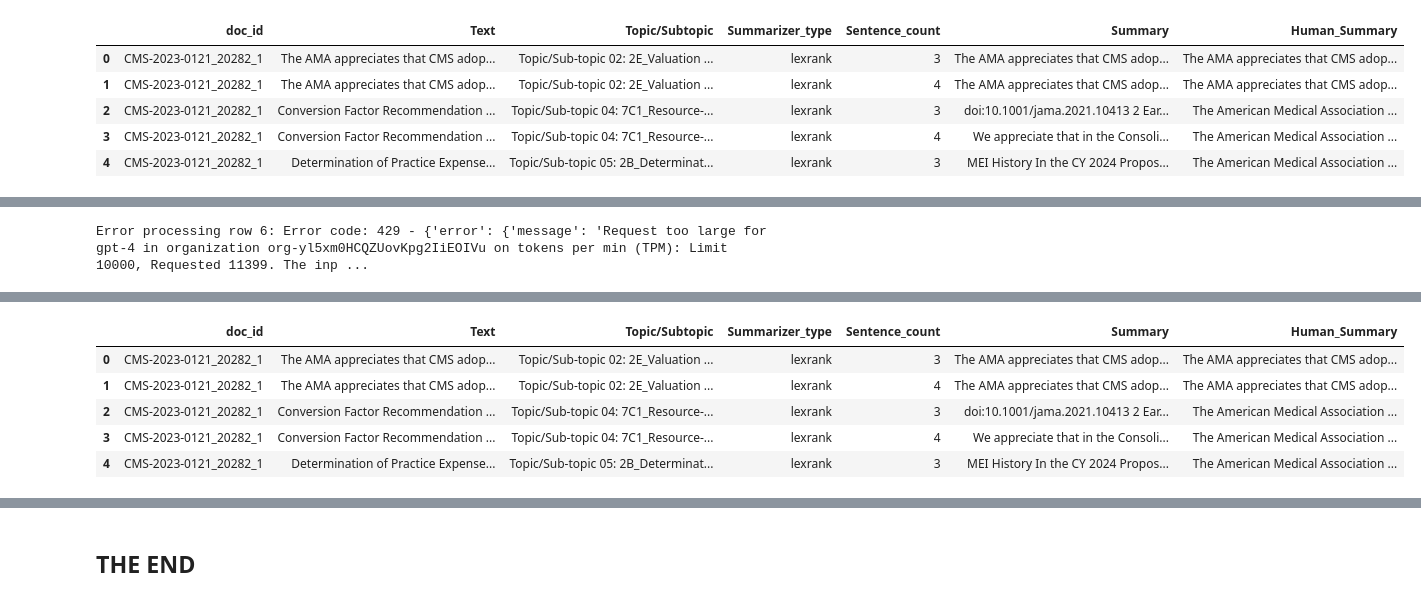
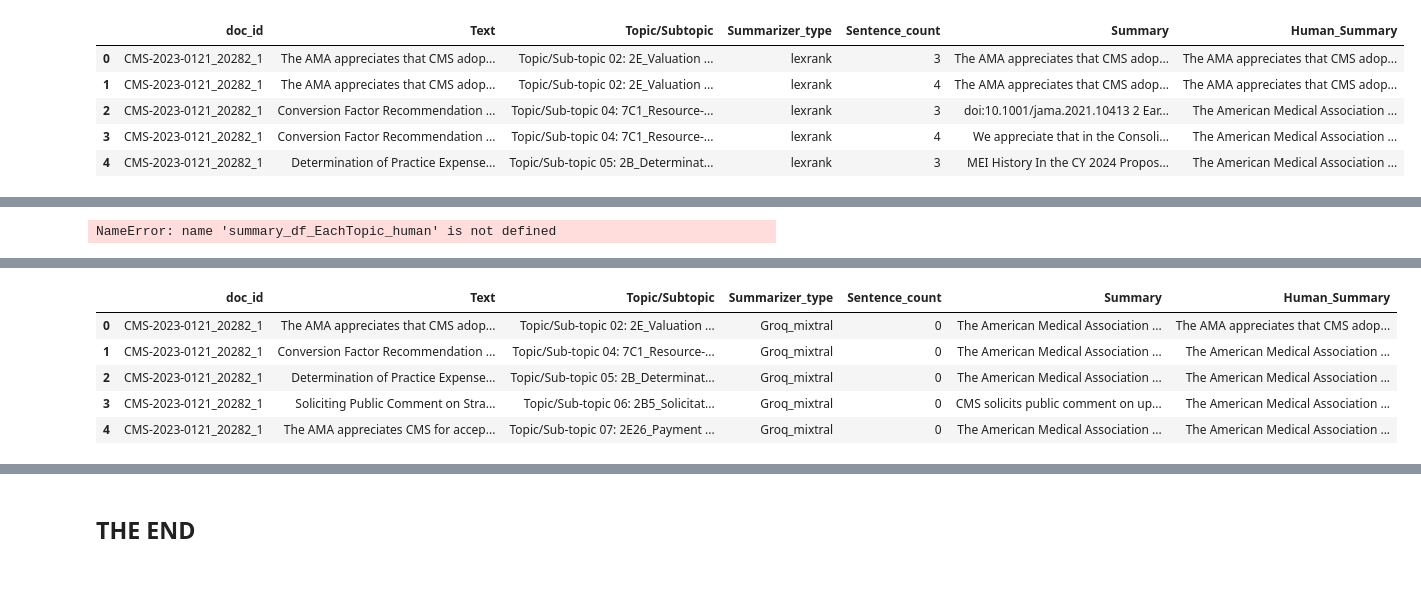
Before and after one commit to dscott-tantustech/ab_test_guide_in_python, a Jupyter notebook: Text_Summarization_Sprint22.ipynb, the cells around one changed output, grey strips where cells are left out. Drawn from its saved outputs; the diff is of its cells as text; code cells hidden in the pictures.

```diff
--- a/Text_Summarization_Sprint22.ipynb
+++ b/Text_Summarization_Sprint22.ipynb
@@ -466,7 +466,10 @@ groq_summary_df_1.to_excel('groq_summary_df_1.xlsx', index=False)
 #Modeul 7B: Upload and combine the summary output into s single data frame called groq_summary_df
 groq_summary_df=pd.DataFrame(columns=["doc_id","Text", "Topic/Subtopic", "Summarizer_type", "Sentence_count", "Summary","Human_Summary"])
 
+groq_summary_df_1 = pd.read_excel("groq_summary_df_1.xlsx")
 groq_summary_df=groq_summary_df.append(groq_summary_df_1)
+
+groq_summary_df_2 = pd.read_excel("groq_summary_df_2.xlsx")
 groq_summary_df=groq_summary_df.append(groq_summary_df_2)
-#groq_summary_df.to_excel('groq_summary_df.xlsx', index=False)
+groq_summary_df.to_excel('groq_summary_df.xlsx', index=False)
 groq_summary_df
@@ -478,7 +499,7 @@ import pandas as pd
 import openai
 
 # Set your OpenAI API key (get new key at https://platform.openai.com/account/api-keys)
-openai.api_key = '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'
+openai.api_key = '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'
 
 def get_chatgpt_summary(text, prompt, max_tokens=200):
     """Calls ChatGPT to generate a summary of the given text using the provided prompt."""
@@ -566,7 +587,7 @@ And here is an example of a poor summary: Original Text: [Dental  Services Publi
 chatgpt_summary_df = generate_chatgpt_summaries_for_all_comments(summary_df_EachTopic_human)
 chatgpt_summary_df.to_excel("chatgpt_summary_df.xlsx", index=False)
 # %% [output]
-Error processing row 6: Error code: 429 - {'error': {'message': 'Request too large for gpt-4 in organization org-yl5xm0HCQZUovKpg2IiEOIVu on tokens per min (TPM): Limit 10000, Requested 11399. The inp ...
+NameError: name 'summary_df_EachTopic_human' is not defined
 # %%
 chatgpt_summary_df.tail()
 # %% [output]
@@ -579,24 +600,24 @@ chatgpt_summary_df.tail()
 # %%
 #MODULE 9
 
 #NEW COMBINE ALL RESULTS
 import pandas as pd
 
 # Create a combined DataFrame
 combined_df = pd.DataFrame(columns=["doc_id","Text", "Topic/Subtopic", "Summarizer_type", "Sentence_count", "Summary","Human_Summary"])
-combined_df=combined_df.append(summary_df)
+#combined_df=combined_df.append(summary_df)
 combined_df=combined_df.append(groq_summary_df)
 combined_df=combined_df.append(chatgpt_summary_df)
 combined_df.to_excel('combined_df.xlsx', index=False)
 
 combined_df.head()
 # %% [output]
 |  | doc_id | Text | Topic/Subtopic | Summarizer_type | Sentence_count | Summary | Human_Summary |
-| 0 | CMS-2023-0121_20282_1 | The AMA appreciates that CMS adop... | Topic/Sub-topic 02: 2E_Valuation ... | lexrank | 3 | The AMA appreciates that CMS adop... | The AMA appreciates that CMS adop... |
-| 1 | CMS-2023-0121_20282_1 | The AMA appreciates that CMS adop... | Topic/Sub-topic 02: 2E_Valuation ... | lexrank | 4 | The AMA appreciates that CMS adop... | The AMA appreciates that CMS adop... |
-| 2 | CMS-2023-0121_20282_1 | Conversion Factor Recommendation ... | Topic/Sub-topic 04: 7C1_Resource-... | lexrank | 3 | doi:10.1001/jama.2021.10413 2 Ear... | The American Medical Association ... |
-| 3 | CMS-2023-0121_20282_1 | Conversion Factor Recommendation ... | Topic/Sub-topic 04: 7C1_Resource-... | lexrank | 4 | We appreciate that in the Consoli... | The American Medical Association ... |
-| 4 | CMS-2023-0121_20282_1 | Determination of Practice Expense... | Topic/Sub-topic 05: 2B_Determinat... | lexrank | 3 | MEI History In the CY 2024 Propos... | The American Medical Association ... |
+| 0 | CMS-2023-0121_20282_1 | The AMA appreciates that CMS adop... | Topic/Sub-topic 02: 2E_Valuation ... | Groq_mixtral | 0 | The American Medical Association ... | The AMA appreciates that CMS adop... |
+| 1 | CMS-2023-0121_20282_1 | Conversion Factor Recommendation ... | Topic/Sub-topic 04: 7C1_Resource-... | Groq_mixtral | 0 | The American Medical Association ... | The American Medical Association ... |
+| 2 | CMS-2023-0121_20282_1 | Determination of Practice Expense... | Topic/Sub-topic 05: 2B_Determinat... | Groq_mixtral | 0 | The American Medical Association ... | The American Medical Association ... |
+| 3 | CMS-2023-0121_20282_1 | Soliciting Public Comment on Stra... | Topic/Sub-topic 06: 2B5_Solicitat... | Groq_mixtral | 0 | CMS solicits public comment on up... | The American Medical Association ... |
+| 4 | CMS-2023-0121_20282_1 | The AMA appreciates CMS for accep... | Topic/Sub-topic 07: 2E26_Payment ... | Groq_mixtral | 0 | The American Medical Association ... | The American Medical Association ... |
 # %%
 #Module 10 -  Model evaluation (adding Semantic Similarity to ROUGE and BLEU methods, which are also now aggregated to single metrics)
 !pip install rouge
```
Also changed, not shown: parts of 7 cells of this notebook.
